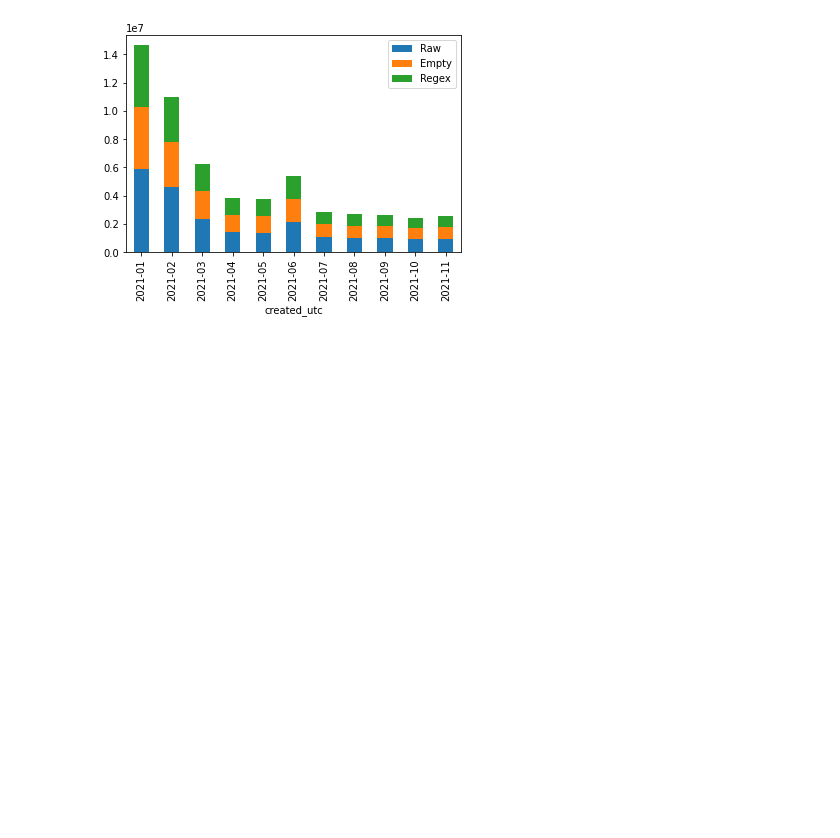
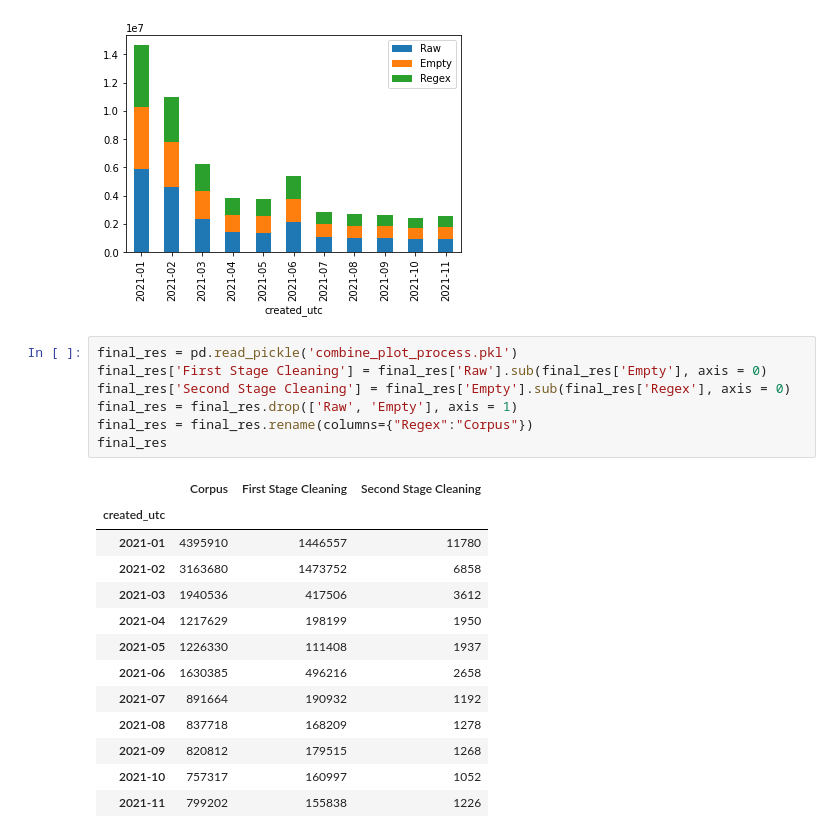
Before and after one commit to Icasso/DataSpell-EAP-Projects, a Jupyter notebook: Reddit Data/DataParser2.ipynb, the cells around one changed output. Saved outputs shown, nothing was run; the diff lists cells and outputs as text; blank space fills up the shorter version.

```diff
--- a/Reddit Data/DataParser2.ipynb
+++ b/Reddit Data/DataParser2.ipynb
@@ -266,3 +269,24 @@ res
 # %% [output]
 <AxesSubplot:xlabel='created_utc'>
 [figure]
+# %%
+final_res = pd.read_pickle('combine_plot_process.pkl')
+final_res['First Stage Cleaning'] = final_res['Raw'].sub(final_res['Empty'], axis = 0)
+final_res['Second Stage Cleaning'] = final_res['Empty'].sub(final_res['Regex'], axis = 0)
+final_res = final_res.drop(['Raw', 'Empty'], axis = 1)
+final_res = final_res.rename(columns={"Regex":"Corpus"})
+final_res
+# %% [output]
+|  | Corpus | First Stage Cleaning | Second Stage Cleaning |
+| created_utc |  |  |  |
+| 2021-01 | 4395910 | 1446557 | 11780 |
+| 2021-02 | 3163680 | 1473752 | 6858 |
+| 2021-03 | 1940536 | 417506 | 3612 |
+| 2021-04 | 1217629 | 198199 | 1950 |
+| 2021-05 | 1226330 | 111408 | 1937 |
+| 2021-06 | 1630385 | 496216 | 2658 |
+| 2021-07 | 891664 | 190932 | 1192 |
+| 2021-08 | 837718 | 168209 | 1278 |
+| 2021-09 | 820812 | 179515 | 1268 |
+| 2021-10 | 757317 | 160997 | 1052 |
+| 2021-11 | 799202 | 155838 | 1226 |
```
Also changed, not shown: parts of 4 cells of this notebook.
